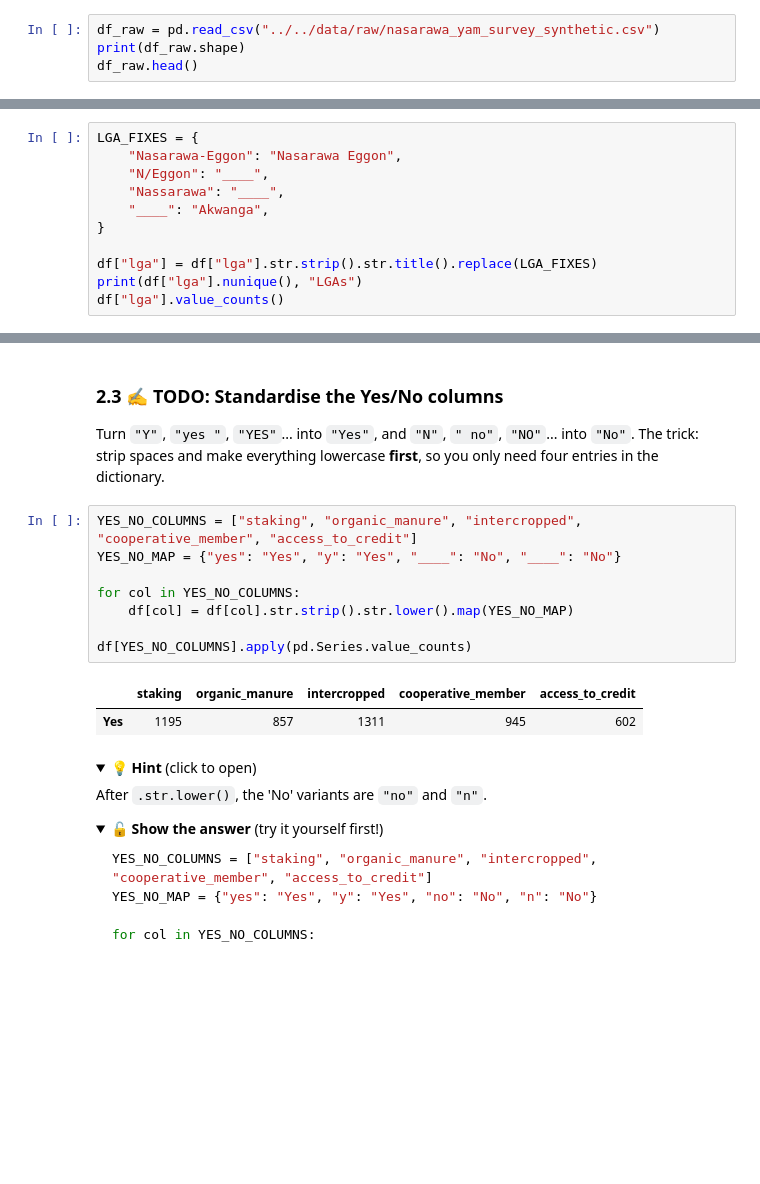
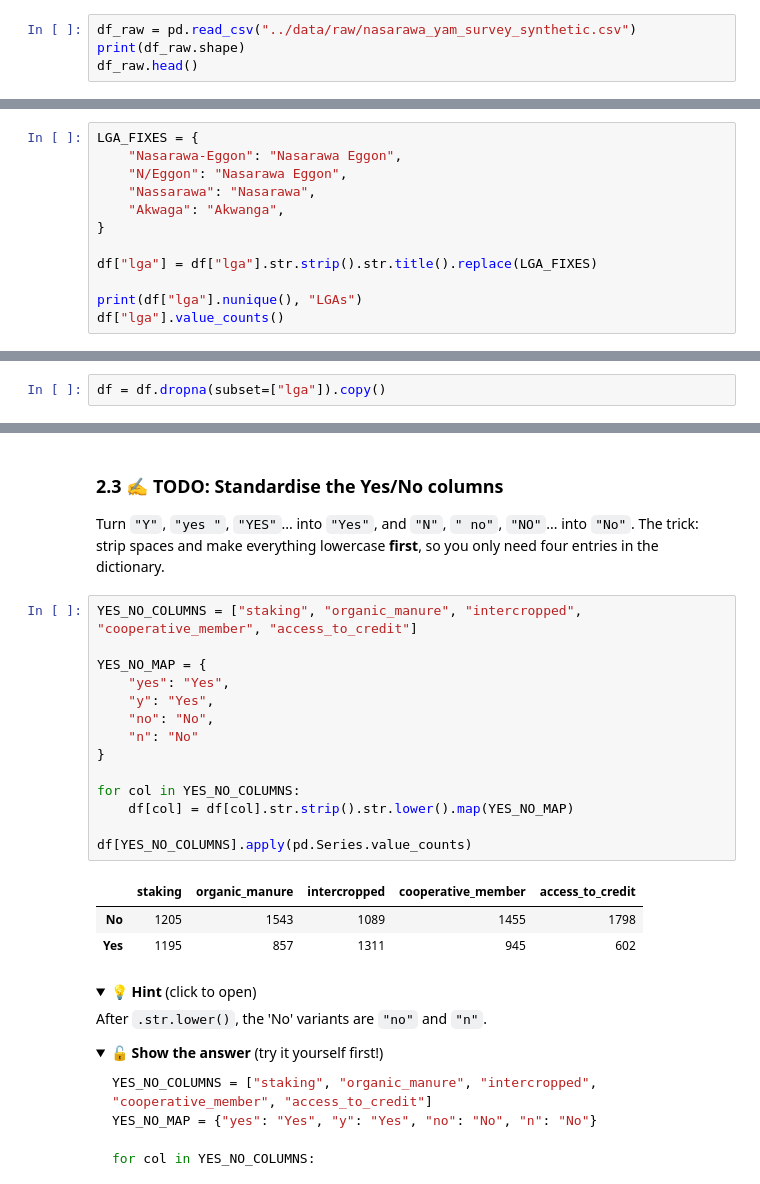
Before and after one commit to samtomtit84-max/nsuk-ds-group-06, a Jupyter notebook: notebooks/group_project.ipynb, the cells around one changed output, grey strips where cells are left out. Saved outputs shown, nothing was run; the diff lists cells and outputs as text; folded sections open; blank space fills up the shorter version.

Commit message:
Parts 1-2: data audit and cleaning

````diff
--- a/notebooks/group_project.ipynb
+++ b/notebooks/group_project.ipynb
@@ -121,7 +121,7 @@ you will fix each problem in Part 2 and report it in your write-up.
 ### 1.1 ✍️ TODO: Load the raw data
 The file path is already stored in the variable `RAW_PATH`. Load it into a DataFrame called `df_raw`.
 # %%
-df_raw = pd.read_csv("../../data/raw/nasarawa_yam_survey_synthetic.csv")
+df_raw = pd.read_csv("../data/raw/nasarawa_yam_survey_synthetic.csv")
 print(df_raw.shape)
 df_raw.head()
 # %% [output]
@@ -476,12 +474,13 @@ Complete the dictionary of spelling fixes using what you found in 1.5.
 # %%
 LGA_FIXES = {
     "Nasarawa-Eggon": "Nasarawa Eggon",
-    "N/Eggon": "____",
-    "Nassarawa": "____",
-    "____": "Akwanga",
+    "N/Eggon": "Nasarawa Eggon",
+    "Nassarawa": "Nasarawa",
+    "Akwaga": "Akwanga",
 }
 
 df["lga"] = df["lga"].str.strip().str.title().replace(LGA_FIXES)
+
 print(df["lga"].nunique(), "LGAs")
 df["lga"].value_counts()
 # %% [output]
@@ -526,6 +523,8 @@ df["lga"].value_counts()
 ```
 
 </details>
+# %%
+df = df.dropna(subset=["lga"]).copy()
 # %%
 OFFICIAL_LGAS = {"Akwanga", "Awe", "Doma", "Karu", "Keana", "Keffi", "Kokona", "Lafia",
                  "Nasarawa", "Nasarawa Eggon", "Obi", "Toto", "Wamba"}
@@ -540,14 +539,21 @@ Turn `"Y"`, `"yes "`, `"YES"`... into `"Yes"`, and `"N"`, `" no"`, `"NO"`... int
 The trick: strip spaces and make everything lowercase **first**, so you only need four entries in the dictionary.
 # %%
 YES_NO_COLUMNS = ["staking", "organic_manure", "intercropped", "cooperative_member", "access_to_credit"]
-YES_NO_MAP = {"yes": "Yes", "y": "Yes", "____": "No", "____": "No"}
+
+YES_NO_MAP = {
+    "yes": "Yes",
+    "y": "Yes",
+    "no": "No",
+    "n": "No"
+}
 
 for col in YES_NO_COLUMNS:
     df[col] = df[col].str.strip().str.lower().map(YES_NO_MAP)
 
 df[YES_NO_COLUMNS].apply(pd.Series.value_counts)
 # %% [output]
 |  | staking | organic_manure | intercropped | cooperative_member | access_to_credit |
+| No | 1205 | 1543 | 1089 | 1455 | 1798 |
 | Yes | 1195 | 857 | 1311 | 945 | 602 |
 # %% [markdown]
 <details><summary>💡 <b>Hint</b> (click to open)</summary>
````
Also changed, not shown: parts of 33 cells of this notebook, 1 other file.
